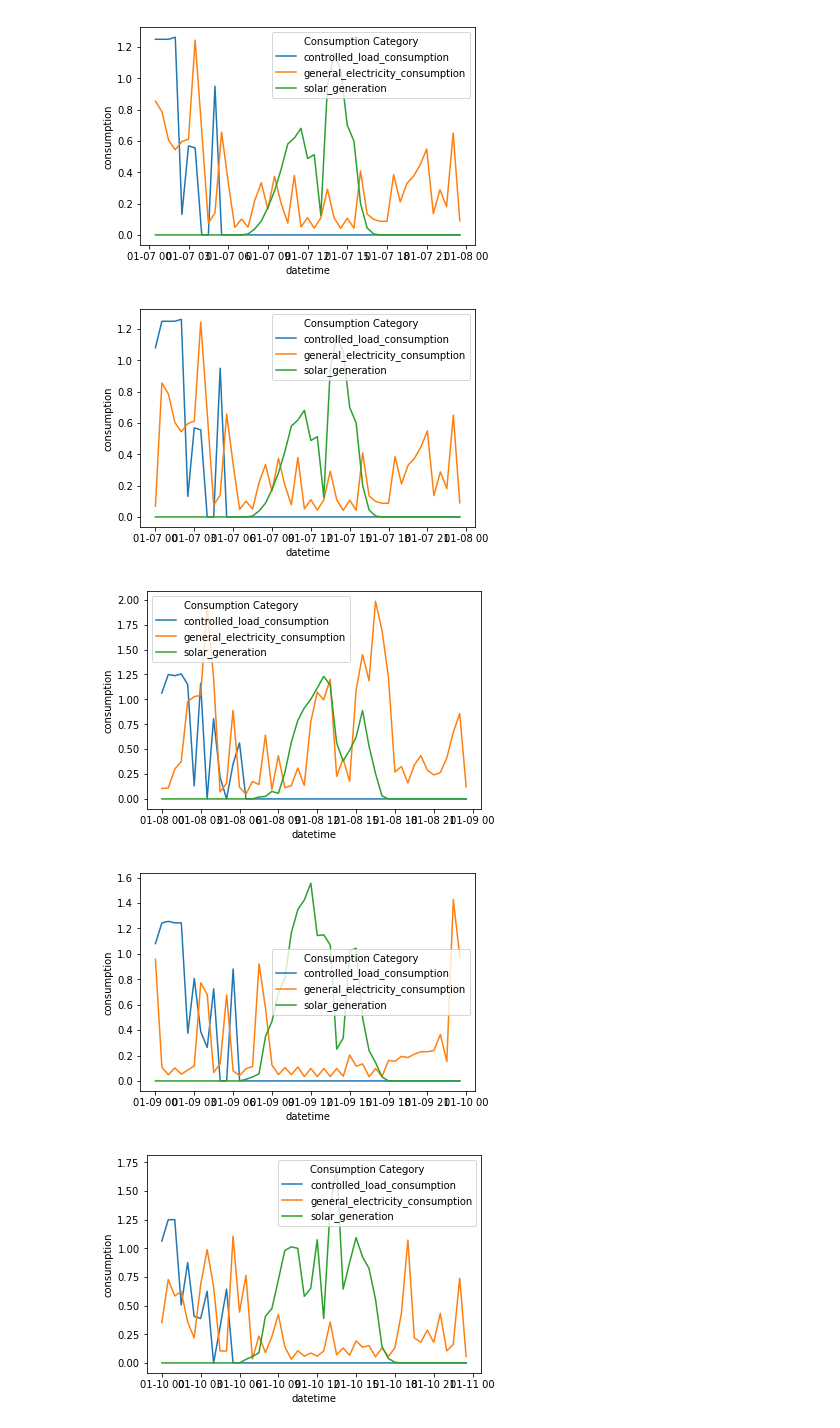
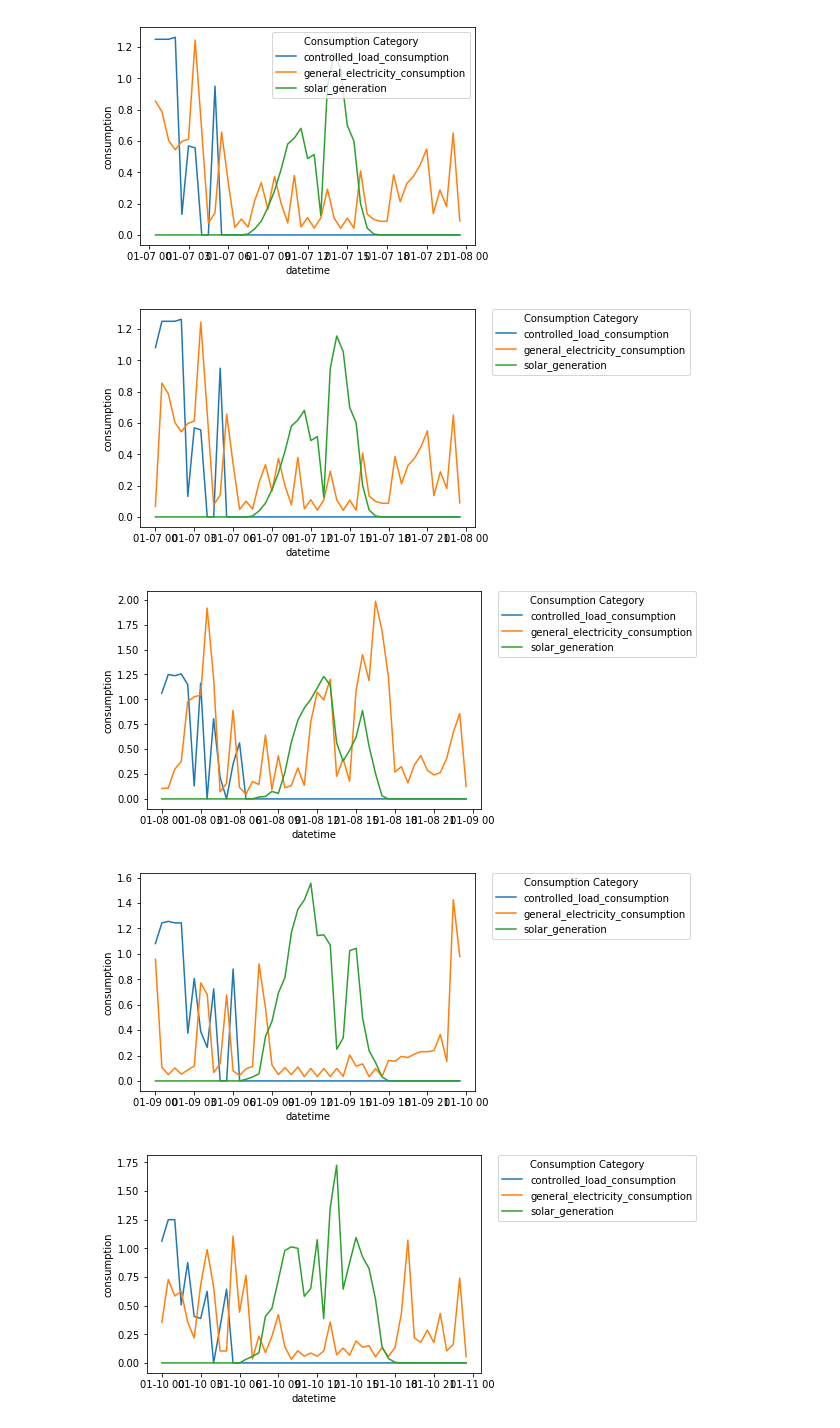
Before and after one commit to alexanderkell/battery-optimisation, a Jupyter notebook: notebooks/exploration/1.0-ajmk-data-exploration.ipynb, the cells around one changed output. Saved outputs shown, nothing was run; the diff lists cells and outputs as text; code cells hidden in the pictures.

```diff
--- a/notebooks/exploration/1.0-ajmk-data-exploration.ipynb
+++ b/notebooks/exploration/1.0-ajmk-data-exploration.ipynb
@@ -89,10 +89,11 @@ To register the converters:
 # %%
 for day, data in customer_1_long[customer_1_long.datetime<"2012-02-01"].groupby("date"):
     sns.lineplot(data=data, x="datetime", y="consumption", hue="Consumption Category")
+    plt.legend(bbox_to_anchor=(1.05, 1), loc=2, borderaxespad=0.)
     plt.show()
     plt.close()
 # %% [output]
-[figure, old version]
+[figure, new version]
-[figure, old version]
+[figure, new version]
-[figure, old version]
+[figure, new version]
-[figure, old version]
+[figure, new version]
```
Also changed, not shown: parts of 1 cell of this notebook, 1 other file.
